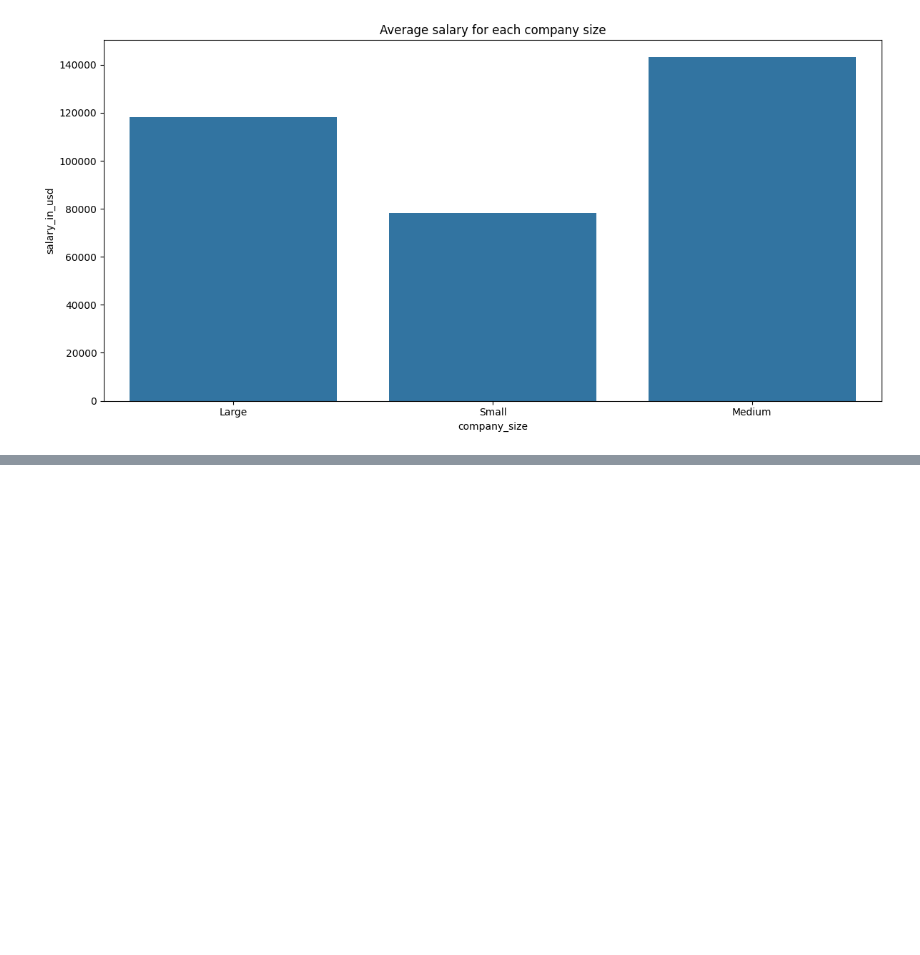
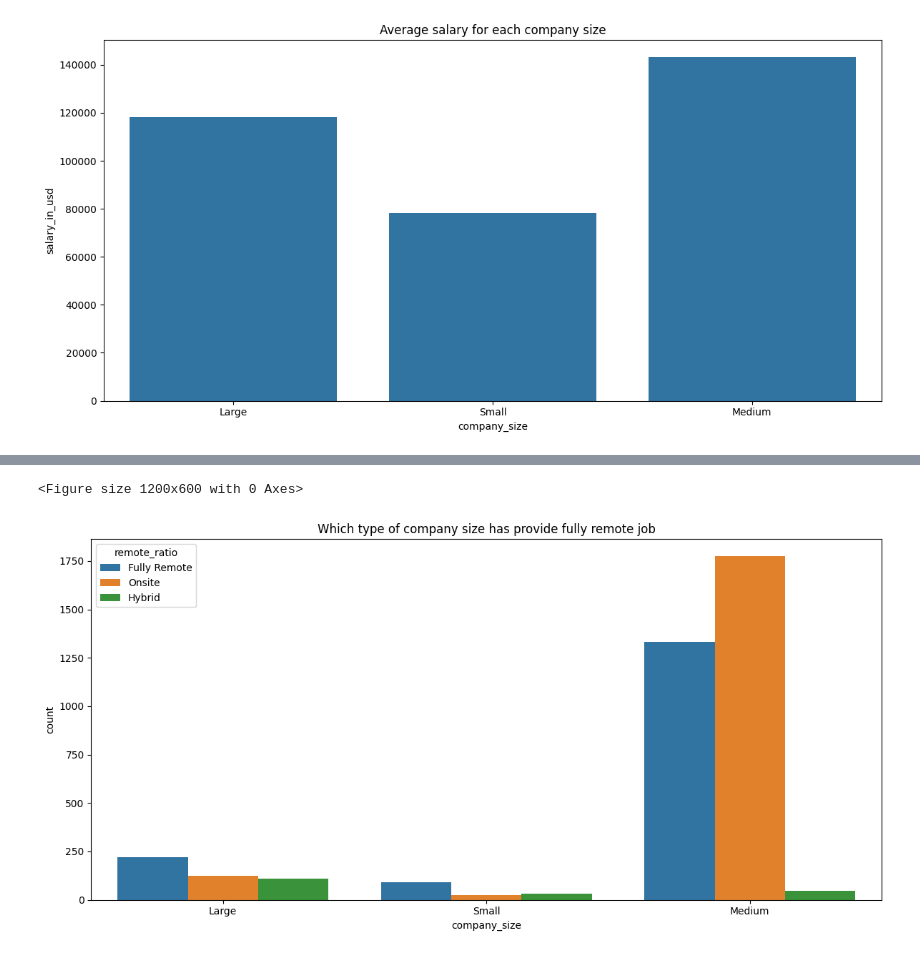
Before and after one commit to AnubhavYadavBCA25/Data-Professionals-Salaries-2020-to-2023-Analysis, a Jupyter notebook: Analysis.ipynb, the cells around one changed output, grey strips where cells are left out. Drawn from its saved outputs; the diff is of its cells as text; code cells hidden in the pictures; blank space fills up the shorter version.

```diff
--- a/Analysis.ipynb
+++ b/Analysis.ipynb
@@ -490,0 +500,10 @@ plt.show()
+# %%
+# Which type of company size has provide fully remote job
+plt.figure(figsize=(12, 6))
+sns.countplot(x=df['company_size'], data=df, hue='remote_ratio')
+plt.title('Which type of company size has provide fully remote job')
+plt.tight_layout()
+plt.show()
+# %% [output]
+<Figure size 1200x600 with 0 Axes>
+[figure, added]
```
Also changed, not shown: parts of 7 cells of this notebook, 1 other file.
